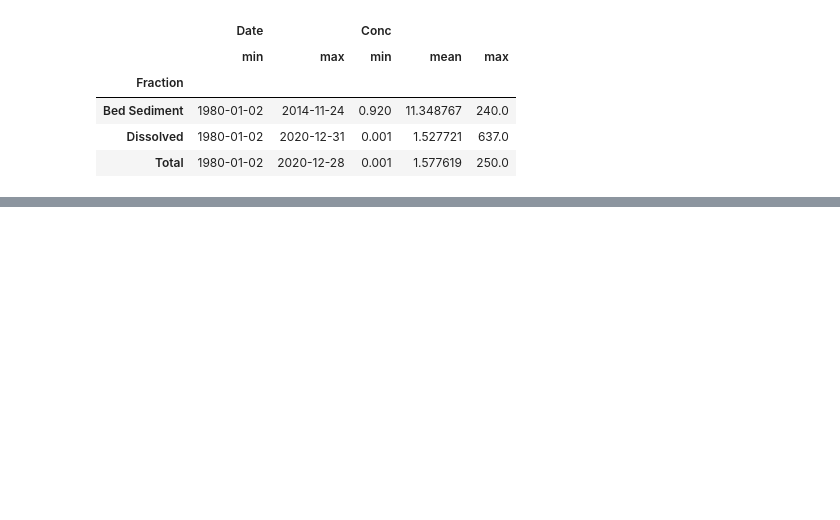
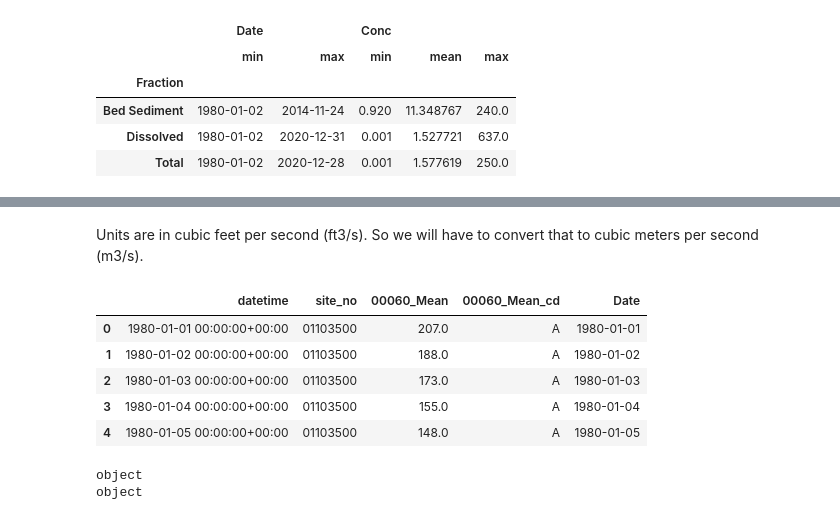
Before and after one commit to danykakbyrnes/DataExplorationWorkshop, a Jupyter notebook: CODE/DATA_datasetCompilation.ipynb, the cells around one changed output, grey strips where cells are left out. Saved outputs shown, nothing was run; the diff lists cells and outputs as text; code cells hidden in the pictures; blank space fills up the shorter version.

```diff
--- a/CODE/DATA_datasetCompilation.ipynb
+++ b/CODE/DATA_datasetCompilation.ipynb
@@ -198,10 +207,10 @@ DailyWQData = DailyWQData[DailyWQData['Fraction'] == 'Dissolved']
 
 There are many different ways you can remove outliers, and some are better suited for some data distributions than others. We know that a lot of envirionmental/hydrological data has a log-distributions (skewed and heavy tails), thus removing outliers based on a normal distribution might remove non-outliers. Try out a few different approaches and pick the one that maintains the distribution of your data but removes some values that are likely erroneous.
 # %%
-uniqSites = DailyWQData['Site'].unique()
+uniqSites = DailyWQData['USGSSite'].unique()
 rmIdx= []
 for uniqSite in uniqSites:
-    temp = DailyWQData[DailyWQData['Site'] == uniqSite].copy()
+    temp = DailyWQData[DailyWQData['USGSSite'] == uniqSite].copy()
 
     # Calculating log10 concentration.
     temp['LogConc'] = np.log10(temp['Conc'])
@@ -226,0 +236,5 @@ Now that we have our final set of stations, let's compile the flow data.
+# %%
+DailyWQData['Site'] = DailyWQData['USGSSite'].str.slice(start=5)
+col = DailyWQData.pop("Site")
+DailyWQData.insert(0, col.name, col)
+DailyWQData.head(1)
@@ -226,0 +258,35 @@ Now that we have our final set of stations, let's compile the flow data.
+# %% [markdown]
+Units are in cubic feet per second (ft3/s). So we will have to convert that to cubic meters per second (m3/s).
+# %%
+uniqSites = DailyWQData['Site'].unique()
+uniqSite = uniqSites[1]
+
+#for uniqSite in uniqSites:
+
+# Isolate the date
+WQ_dates = DailyWQData.loc[DailyWQData['Site'] == uniqSite, 'Date']
+
+# Pull Q data
+rawDailyQ, md = nwis.get_dv(sites=uniqSite, parameterCd=Q_paramCd, start=Q_startDate, end=Q_endDate)
+rawDailyQ.reset_index(inplace=True)
+rawDailyQ.rename(columns={'index': 'datetime'}, inplace=True)
+rawDailyQ['Date'] = rawDailyQ['datetime'].dt.date
+
+# Only keep the data that has the same dates as WQ samples.
+WQ_dates = DailyWQData.loc[DailyWQData['Site'] == uniqSite, 'Date']
+filtered_df = rawDailyQ[rawDailyQ['Date'].isin(WQ_dates)]
+rawDailyQ.head()
+# not workign because a ismatch of data types
+# %% [output]
+|  | datetime | site_no | 00060_Mean | 00060_Mean_cd | Date |
+| 0 | 1980-01-01 00:00:00+00:00 | 01103500 | 207.0 | A | 1980-01-01 |
+| 1 | 1980-01-02 00:00:00+00:00 | 01103500 | 188.0 | A | 1980-01-02 |
+| 2 | 1980-01-03 00:00:00+00:00 | 01103500 | 173.0 | A | 1980-01-03 |
+| 3 | 1980-01-04 00:00:00+00:00 | 01103500 | 155.0 | A | 1980-01-04 |
+| 4 | 1980-01-05 00:00:00+00:00 | 01103500 | 148.0 | A | 1980-01-05 |
+# %%
+print(rawDailyQ['Date'].dtype)
+print(WQ_dates.dtype)
+# %% [output]
+object
+object
```
Also changed, not shown: parts of 21 cells of this notebook.
